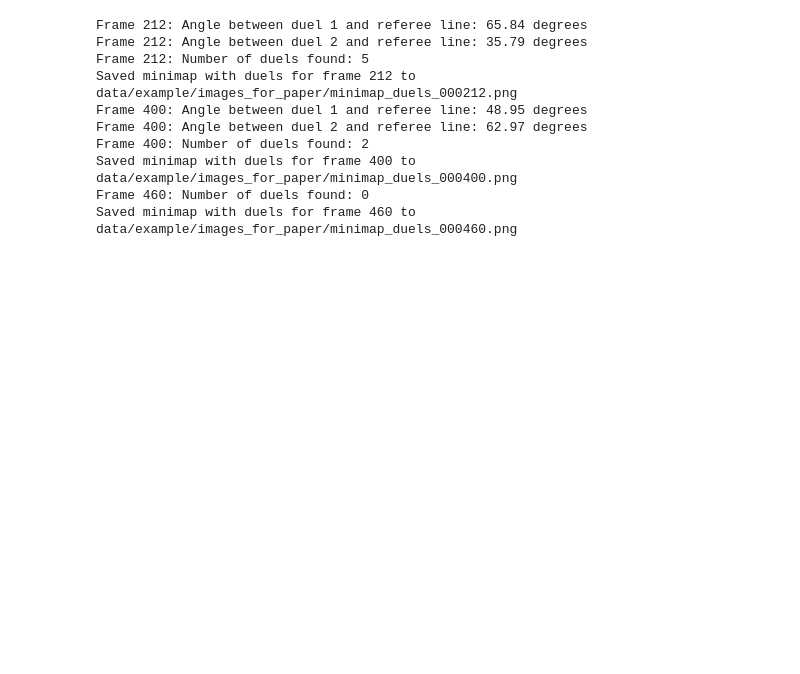
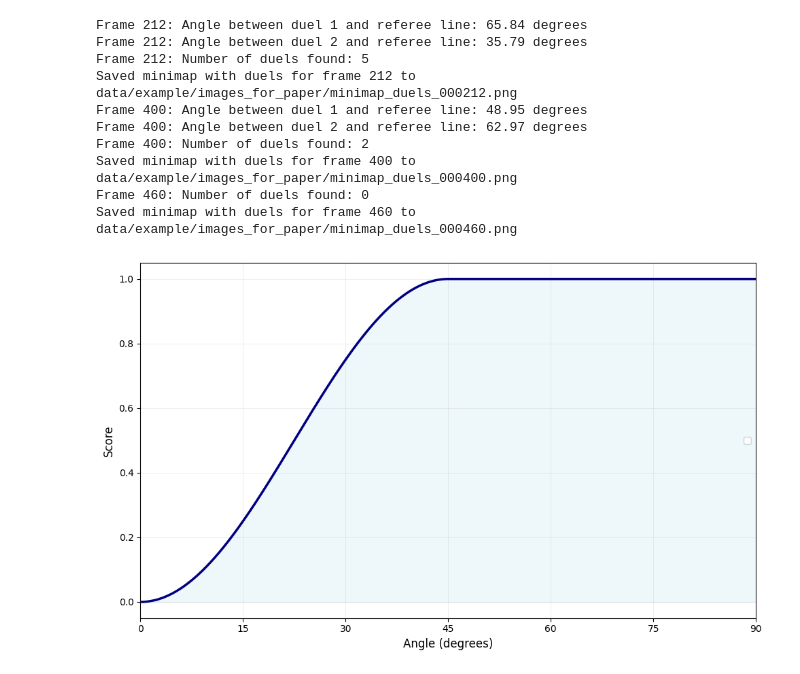
Before and after one commit to dariogod/football_referee_evaluation, a Jupyter notebook: example_predictions.ipynb, the cells around one changed output. Drawn from its saved outputs; the diff is of its cells as text; code cells hidden in the pictures; blank space fills up the shorter version.

```diff
--- a/example_predictions.ipynb
+++ b/example_predictions.ipynb
@@ -566,3 +740,70 @@ Frame 400: Number of duels found: 2
 Saved minimap with duels for frame 400 to data/example/images_for_paper/minimap_duels_000400.png
 Frame 460: Number of duels found: 0
 Saved minimap with duels for frame 460 to data/example/images_for_paper/minimap_duels_000460.png
+# %%
+import numpy as np
+import matplotlib.pyplot as plt
+
+def cosine_score_function(angle):
+    """
+    Piecewise function using cosine transition from 0 to 1 between 0-45 degrees,
+    then constant at 1 from 45-90 degrees.
+    """
+    score = np.zeros_like(angle)
+
+    # For angles 0 to 45: cosine transition
+    mask1 = angle <= 45
+    t = angle[mask1] / 45  # Normalize to [0,1]
+    score[mask1] = (1 - np.cos(np.pi * t)) / 2
+
+    # For angles > 45: constant at 1
+    mask2 = angle > 45
+    score[mask2] = 1
+
+    return score
+
+# Generate data points
+angles = np.linspace(0, 90, 1000)
+scores = cosine_score_function(angles)
+
+# Create the plot
+plt.figure(figsize=(10, 6))
+plt.plot(angles, scores, 'navy', linewidth=2.5)
+plt.fill_between(angles, scores, alpha=0.2, color='lightblue')
+
+# Customize the plot
+plt.xlabel('Angle (degrees)', fontsize=12)
+plt.ylabel('Score', fontsize=12)
+plt.grid(True, alpha=0.3, linestyle='-', linewidth=0.5)
+plt.xlim(0, 90)
+plt.ylim(-0.05, 1.05)
+
+
+# Customize ticks
+plt.xticks(np.arange(0, 91, 15))
+plt.yticks(np.arange(0, 1.1, 0.2))
+
+# Add legend
+plt.legend(loc='center right')
+
+# Improve layout
+plt.tight_layout()
+
+# Show the plot
+plt.show()
+
+# Print function values at key points
+print("Cosine Transition Function Values:")
+print("=" * 40)
+test_angles = [0, 11.25, 22.5, 33.75, 45, 67.5, 90]
+for angle in test_angles:
+    score = cosine_score_function(np.array([angle]))[0]
+    print(f"f({angle:5.2f}°) = {score:.6f}")
+
+print(f"\nFunction properties:")
+print(f"- Starts at exactly 0 when θ = 0°")
+print(f"- Reaches exactly 1 when θ = 45°")
+print(f"- Smooth cosine transition with natural acceleration/deceleration")
+print(f"- Constant at 1 for θ > 45°")
+# %% [output]
+[figure, added]
```
Also changed, not shown: parts of 7 cells of this notebook, 58 other files.
